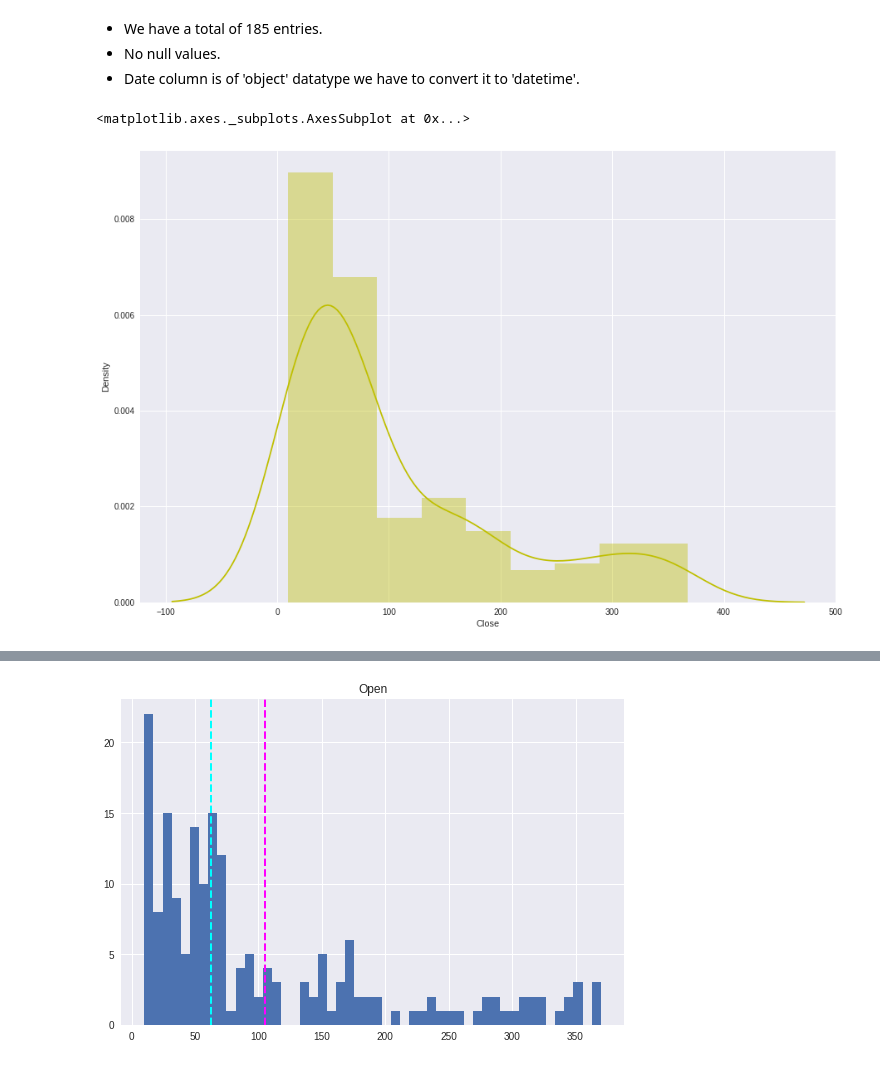
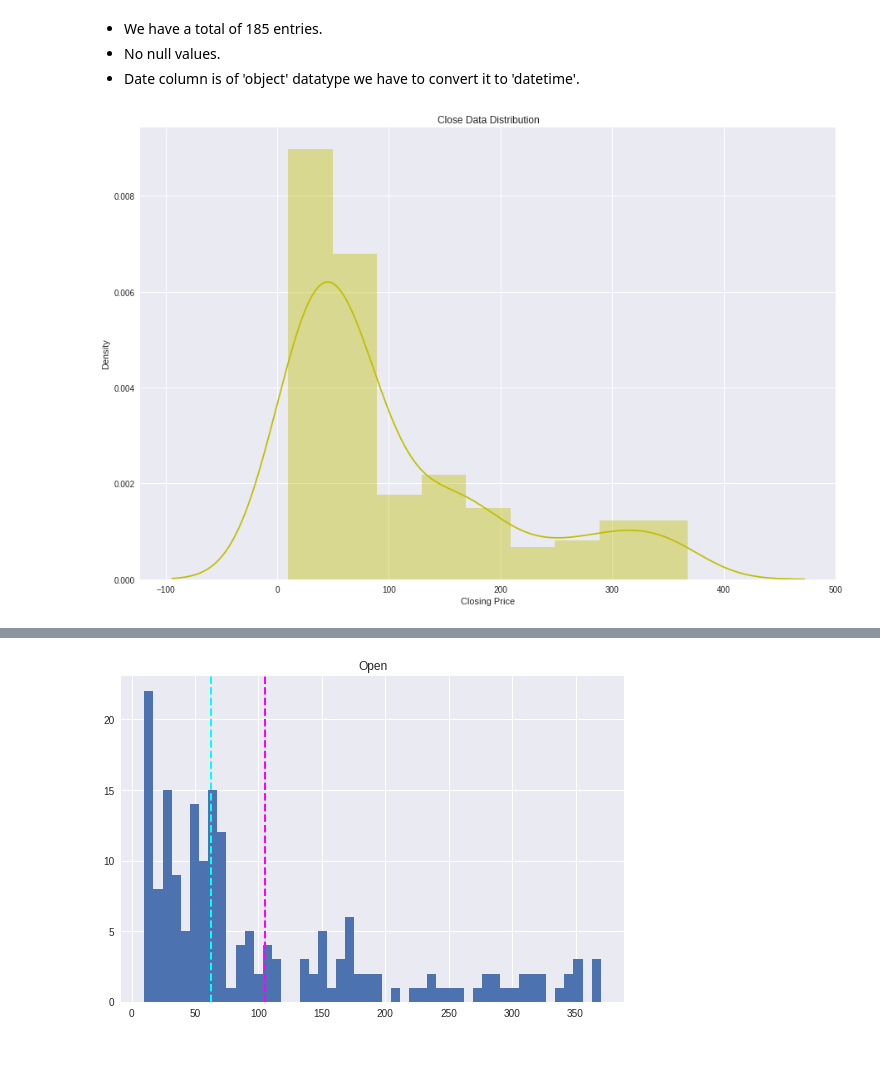
Before and after one commit to Selva-Subramanian/Yes-Bank-Stock-Closing-Price-Prediction, a Jupyter notebook: Yes_Bank_Stock_Closing_Price_Prediction.ipynb, the cells around one changed output, grey strips where cells are left out. Drawn from its saved outputs; the diff is of its cells as text; code cells hidden in the pictures.

```diff
--- a/Yes_Bank_Stock_Closing_Price_Prediction.ipynb
+++ b/Yes_Bank_Stock_Closing_Price_Prediction.ipynb
@@ -126,10 +120,12 @@ df['Date'] = df['Date'].apply(lambda x: datetime.strptime(x, "%b-%y"))
 # %%
 # Dependent variable 'Closing price'
 plt.figure(figsize=(15,10))
 sns.distplot(df['Close'],color="y")
+plt.title('Close Data Distribution')
+plt.xlabel('Closing Price')
+plt.show()
 # %% [output]
-<matplotlib.axes._subplots.AxesSubplot at 0x...>
-[figure, old version]
+[figure, new version]
 # %%
 # visualise the data
 fig = px.line(df, df['Date'], df['Close'], title='Monthly closing price')
```
Also changed, not shown: parts of 11 cells of this notebook.
